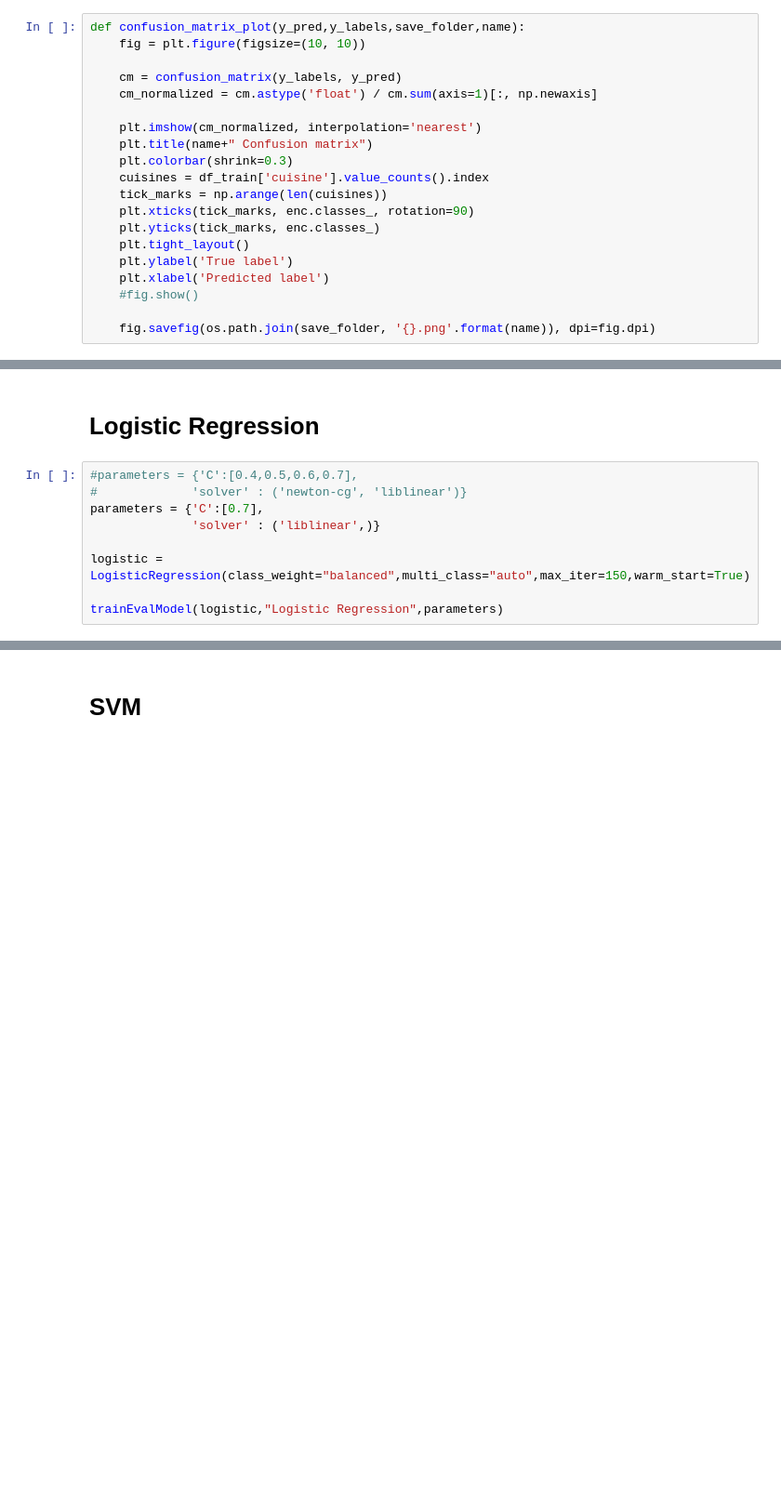
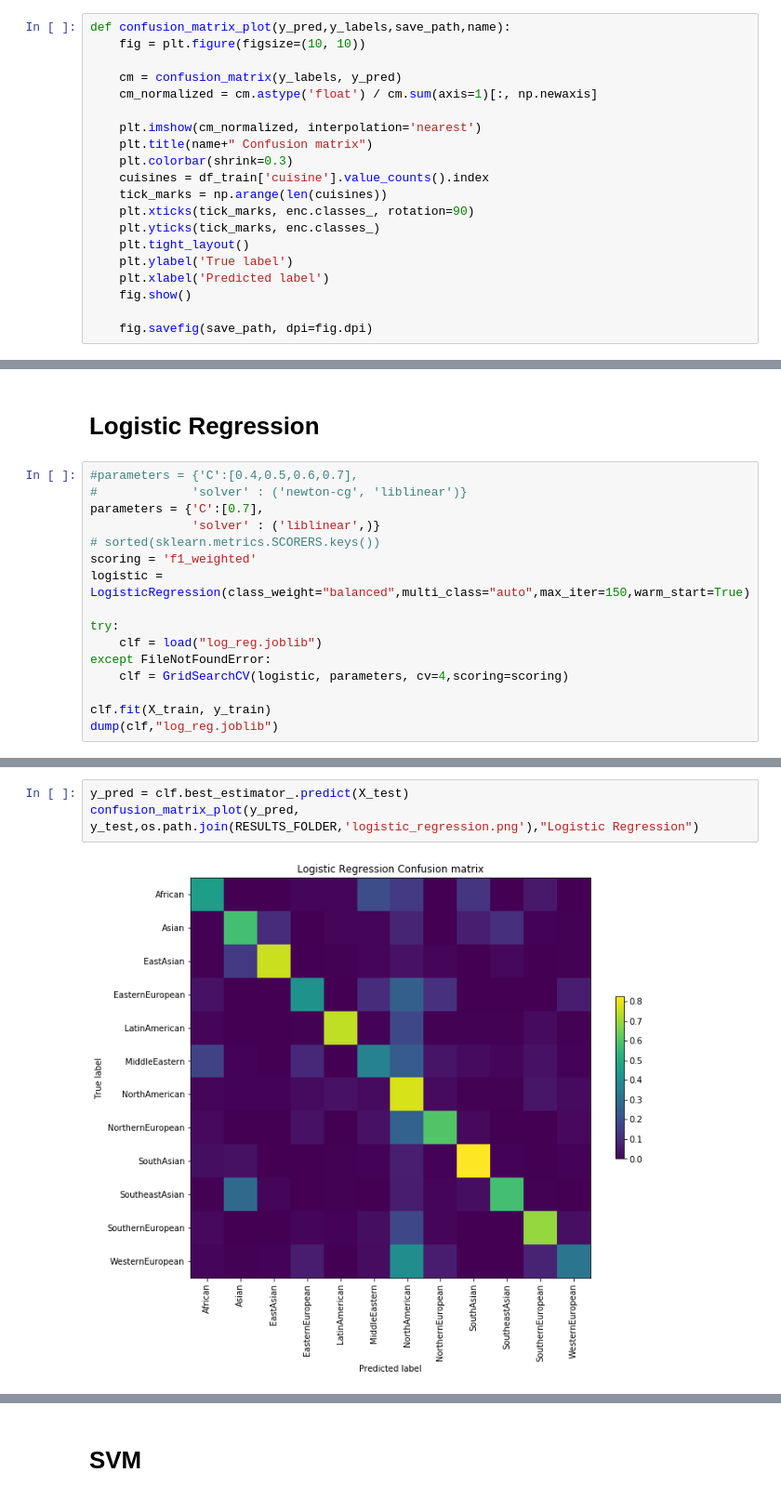
Before and after one commit to catherning/food_recipe_gen, a Jupyter notebook: cuisine_classification/ML_classification.ipynb, the cells around one changed output, grey strips where cells are left out. Shown at 93% size. Drawn from its saved outputs; the diff is of its cells as text; blank space fills up the shorter version.

```diff
--- a/cuisine_classification/ML_classification.ipynb
+++ b/cuisine_classification/ML_classification.ipynb
@@ -129,7 +128,7 @@ def threshold_classification(clf,X_test,y_test,threshold=0.85):
 
     return proba_score
 # %%
-def confusion_matrix_plot(y_pred,y_labels,save_folder,name):
+def confusion_matrix_plot(y_pred,y_labels,save_path,name):
     fig = plt.figure(figsize=(10, 10))
 
     cm = confusion_matrix(y_labels, y_pred)
@@ -145,7 +144,7 @@ def confusion_matrix_plot(y_pred,y_labels,save_folder,name):
     plt.tight_layout()
     plt.ylabel('True label')
     plt.xlabel('Predicted label')
-    #fig.show()
+    fig.show()
 
-    fig.savefig(os.path.join(save_folder, '{}.png'.format(name)), dpi=fig.dpi)
+    fig.savefig(save_path, dpi=fig.dpi)
 # %%
@@ -196,8 +159,15 @@ def trainEvalModel(model,model_name,parameters,X_train=X_train,y_train=y_train,X
 #             'solver' : ('newton-cg', 'liblinear')}
 parameters = {'C':[0.7],
               'solver' : ('liblinear',)}
-
+# sorted(sklearn.metrics.SCORERS.keys())
+scoring = 'f1_weighted'
 logistic = LogisticRegression(class_weight="balanced",multi_class="auto",max_iter=150,warm_start=True)
 
-trainEvalModel(logistic,"Logistic Regression",parameters)
+try:
+    clf = load("log_reg.joblib")
+except FileNotFoundError:
+    clf = GridSearchCV(logistic, parameters, cv=4,scoring=scoring)
+
+clf.fit(X_train, y_train)
+dump(clf,"log_reg.joblib")
 # %% [output]
@@ -215,0 +198,5 @@ Best f1_weighted 0.95 confidence test score = 0.968
+# %%
+y_pred = clf.best_estimator_.predict(X_test)
+confusion_matrix_plot(y_pred, y_test,os.path.join(RESULTS_FOLDER,'logistic_regression.png'),"Logistic Regression")
+# %% [output]
+[figure, added]
```
Also changed, not shown: parts of 65 cells of this notebook, 8 other files.
